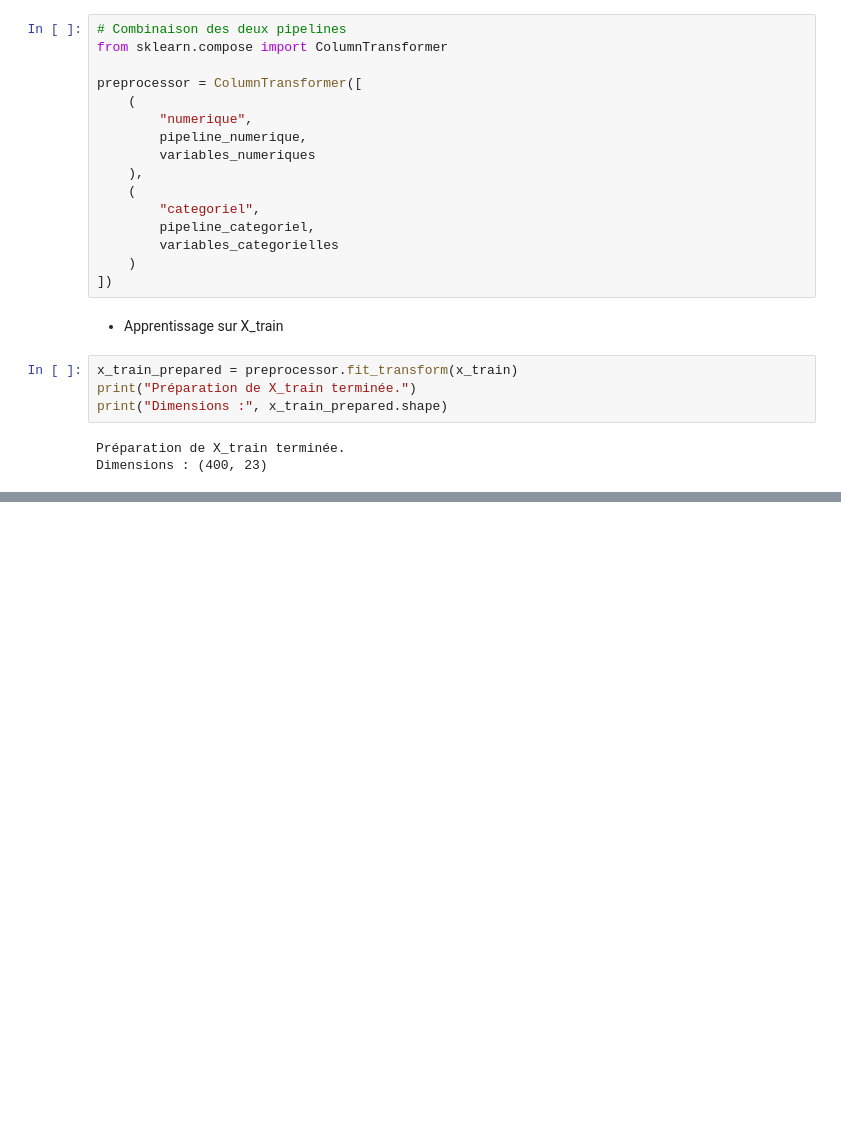
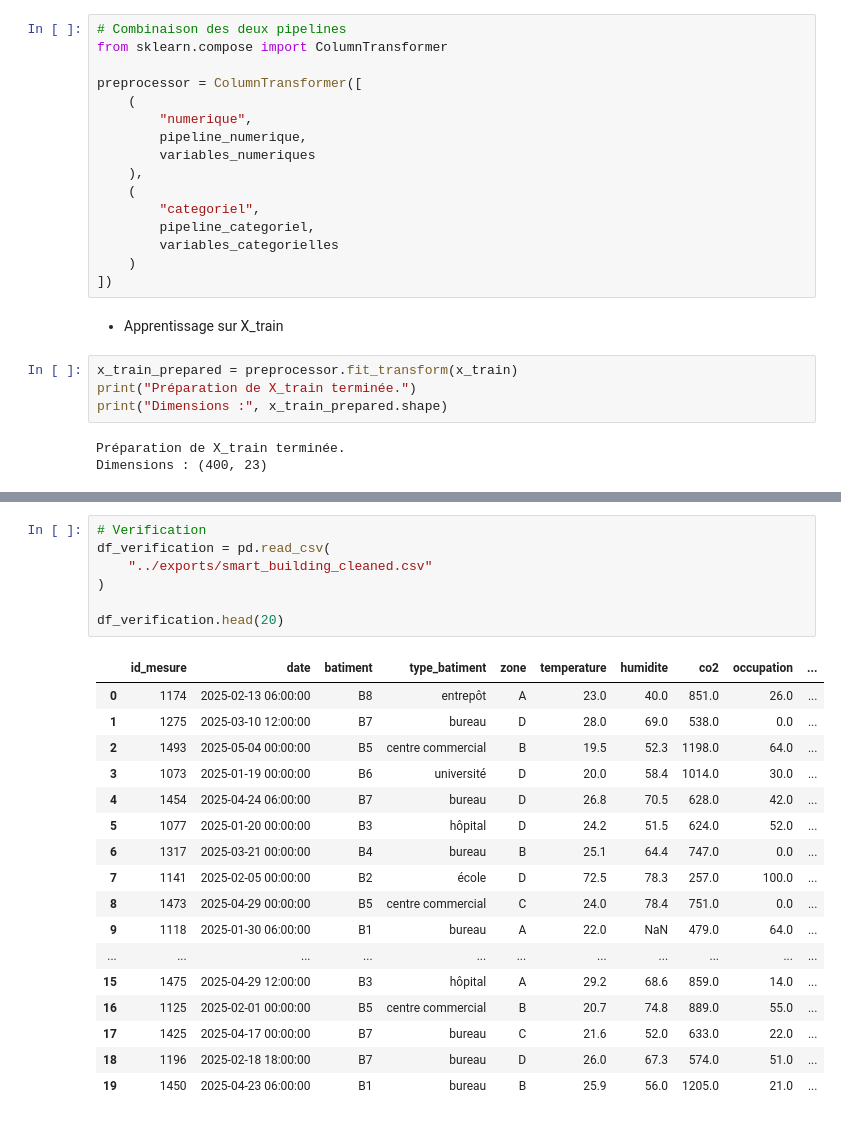
Before and after one commit to khadidiatoungom4-ai/Atelier_Pr-paration_de_donn-es_tabulaires-, a Jupyter notebook: notebooks/atelier_prepa_donnees_tab.ipynb, the cells around one changed output, grey strips where cells are left out. Drawn from its saved outputs; the diff is of its cells as text; blank space fills up the shorter version.

Commit message:
Partie 7 : Exportation du dataframe nettoye

```diff
--- a/notebooks/atelier_prepa_donnees_tab.ipynb
+++ b/notebooks/atelier_prepa_donnees_tab.ipynb
@@ -945,0 +1031,25 @@ x_train_prepared = preprocessor.fit_transform(x_train)
+# %%
+# Verification
+df_verification = pd.read_csv(
+    "../exports/smart_building_cleaned.csv"
+)
+
+df_verification.head(20)
+# %% [output]
+|  | id_mesure | date | batiment | type_batiment | zone | temperature | humidite | co2 | occupation | ... |
+| 0 | 1174 | 2025-02-13 06:00:00 | B8 | entrepôt | A | 23.0 | 40.0 | 851.0 | 26.0 | ... |
+| 1 | 1275 | 2025-03-10 12:00:00 | B7 | bureau | D | 28.0 | 69.0 | 538.0 | 0.0 | ... |
+| 2 | 1493 | 2025-05-04 00:00:00 | B5 | centre commercial | B | 19.5 | 52.3 | 1198.0 | 64.0 | ... |
+| 3 | 1073 | 2025-01-19 00:00:00 | B6 | université | D | 20.0 | 58.4 | 1014.0 | 30.0 | ... |
+| 4 | 1454 | 2025-04-24 06:00:00 | B7 | bureau | D | 26.8 | 70.5 | 628.0 | 42.0 | ... |
+| 5 | 1077 | 2025-01-20 00:00:00 | B3 | hôpital | D | 24.2 | 51.5 | 624.0 | 52.0 | ... |
+| 6 | 1317 | 2025-03-21 00:00:00 | B4 | bureau | B | 25.1 | 64.4 | 747.0 | 0.0 | ... |
+| 7 | 1141 | 2025-02-05 00:00:00 | B2 | école | D | 72.5 | 78.3 | 257.0 | 100.0 | ... |
+| 8 | 1473 | 2025-04-29 00:00:00 | B5 | centre commercial | C | 24.0 | 78.4 | 751.0 | 0.0 | ... |
+| 9 | 1118 | 2025-01-30 06:00:00 | B1 | bureau | A | 22.0 | NaN | 479.0 | 64.0 | ... |
+| ... | ... | ... | ... | ... | ... | ... | ... | ... | ... | ... |
+| 15 | 1475 | 2025-04-29 12:00:00 | B3 | hôpital | A | 29.2 | 68.6 | 859.0 | 14.0 | ... |
+| 16 | 1125 | 2025-02-01 00:00:00 | B5 | centre commercial | B | 20.7 | 74.8 | 889.0 | 55.0 | ... |
+| 17 | 1425 | 2025-04-17 00:00:00 | B7 | bureau | C | 21.6 | 52.0 | 633.0 | 22.0 | ... |
+| 18 | 1196 | 2025-02-18 18:00:00 | B7 | bureau | D | 26.0 | 67.3 | 574.0 | 51.0 | ... |
+| 19 | 1450 | 2025-04-23 06:00:00 | B1 | bureau | B | 25.9 | 56.0 | 1205.0 | 21.0 | ... |
```
Also changed, not shown: parts of 11 cells of this notebook, 1 other file.
